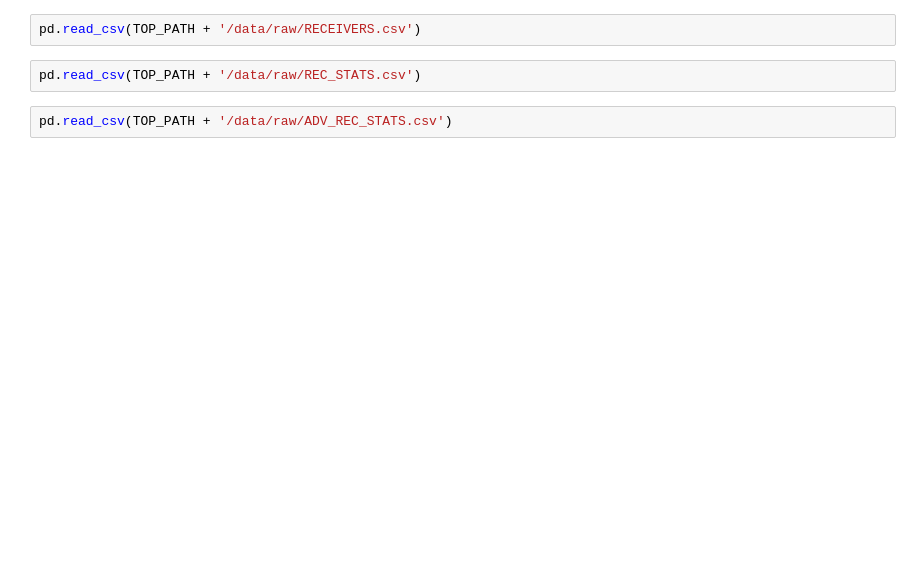
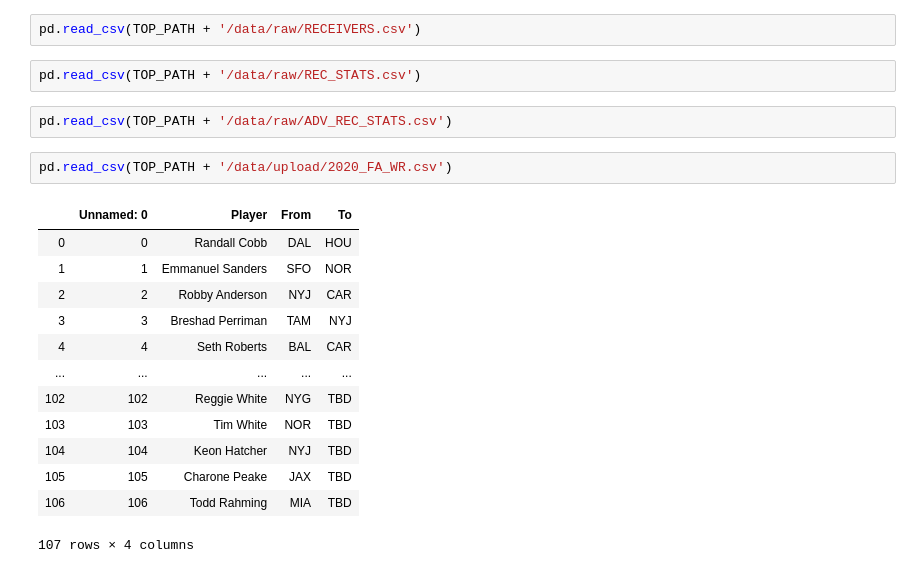
Before and after one commit to tevans-barton/WRSecondYearJumps, a Jupyter notebook: notebooks/1.0 ETL Notebook.ipynb, the cells around one changed output. Cells and saved outputs as stored; diff of their text form; blank space fills up the shorter version.

Commit message:
Multiple steps including some more EDA as well as uploaded data that was scraped from Spotrac

```diff
--- a/notebooks/1.0 ETL Notebook.ipynb
+++ b/notebooks/1.0 ETL Notebook.ipynb
@@ -29,3 +33,19 @@ pd.read_csv(TOP_PATH + '/data/raw/RECEIVERS.csv')
 pd.read_csv(TOP_PATH + '/data/raw/REC_STATS.csv')
 # %%
 pd.read_csv(TOP_PATH + '/data/raw/ADV_REC_STATS.csv')
+# %%
+pd.read_csv(TOP_PATH + '/data/upload/2020_FA_WR.csv')
+# %% [output]
+|  | Unnamed: 0 | Player | From | To |
+| 0 | 0 | Randall Cobb | DAL | HOU |
+| 1 | 1 | Emmanuel Sanders | SFO | NOR |
+| 2 | 2 | Robby Anderson | NYJ | CAR |
+| 3 | 3 | Breshad Perriman | TAM | NYJ |
+| 4 | 4 | Seth Roberts | BAL | CAR |
+| ... | ... | ... | ... | ... |
+| 102 | 102 | Reggie White | NYG | TBD |
+| 103 | 103 | Tim White | NOR | TBD |
+| 104 | 104 | Keon Hatcher | NYJ | TBD |
+| 105 | 105 | Charone Peake | JAX | TBD |
+| 106 | 106 | Todd Rahming | MIA | TBD |
+107 rows × 4 columns
```
Also changed, not shown: parts of 4 cells of this notebook, 7 other files.
